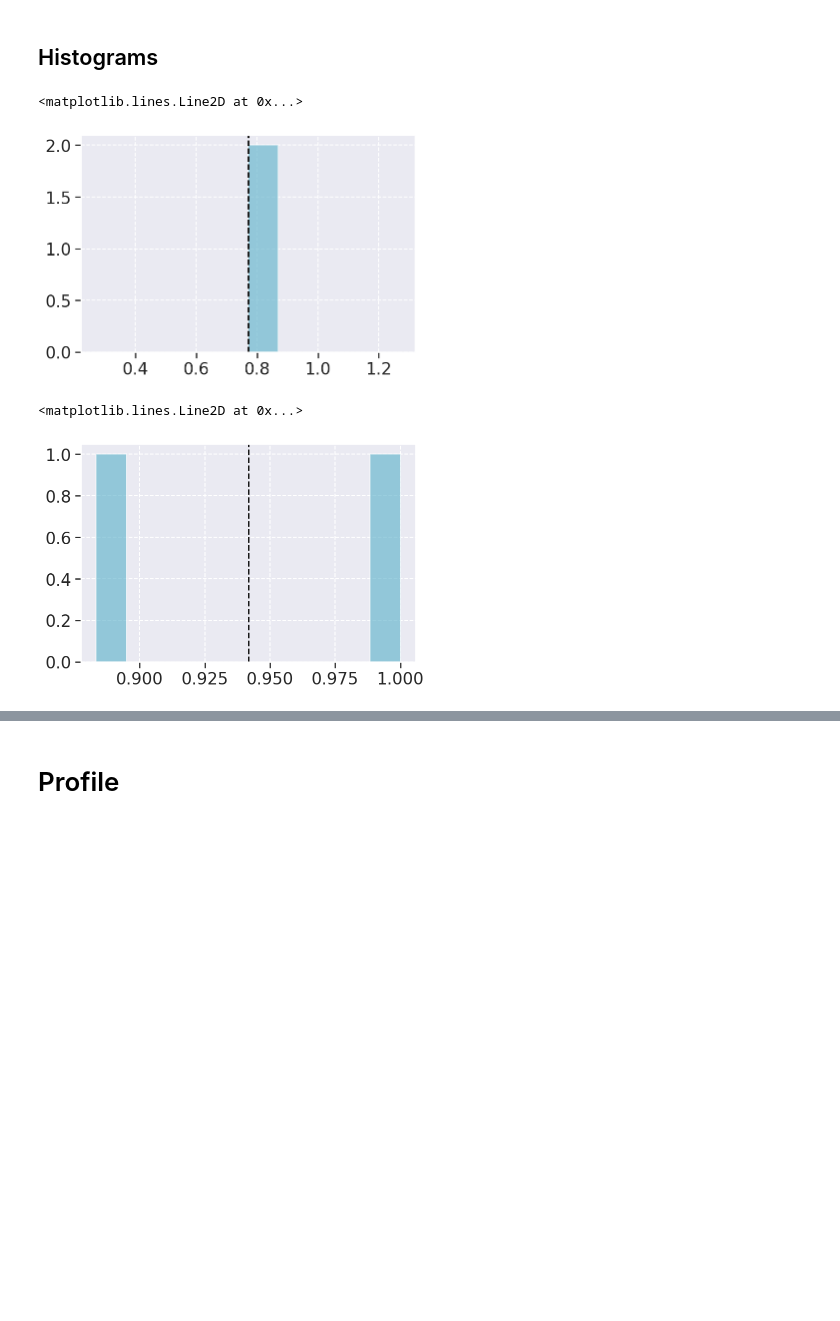
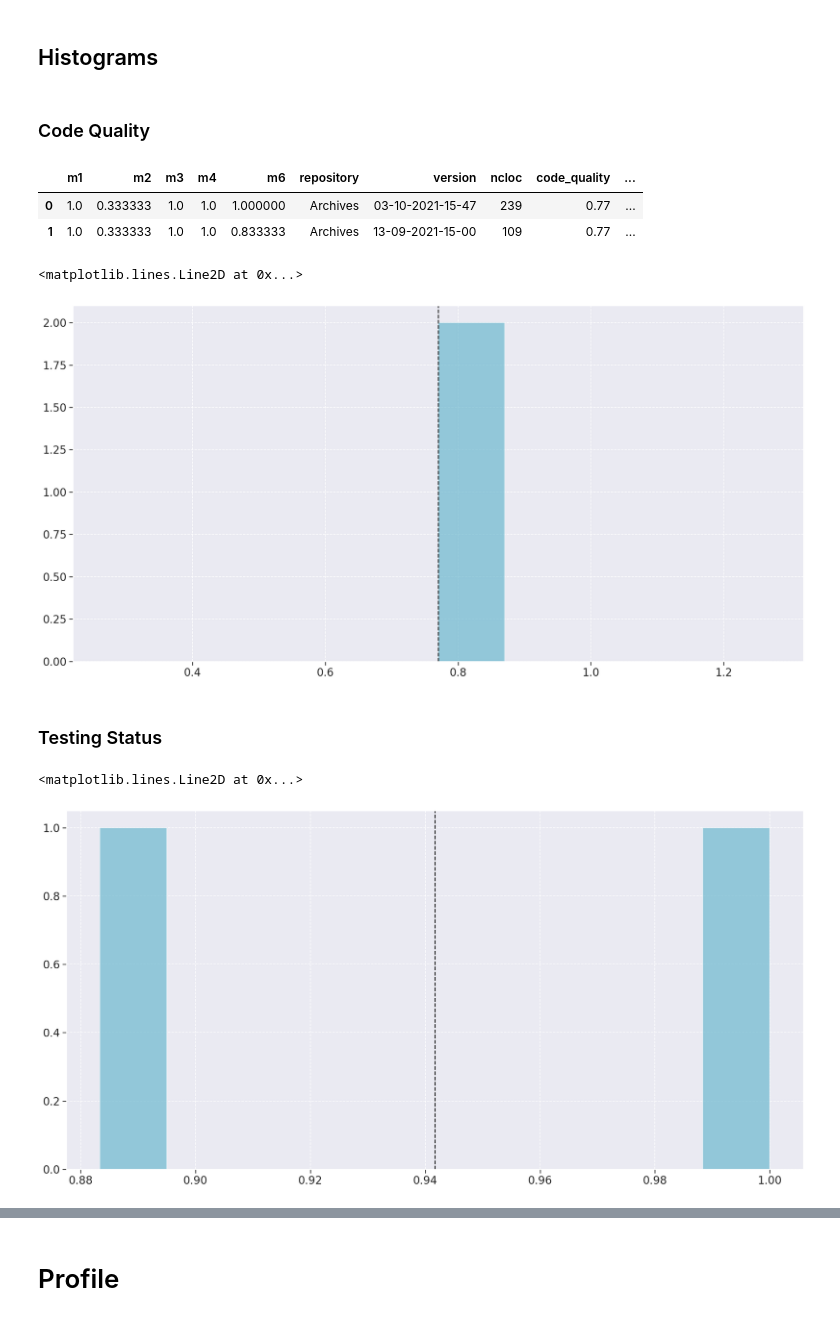
Before and after one commit to fga-eps-mds/2021.1-PC-GO1, a Jupyter notebook: analytics-notebooks/analytics.ipynb, the cells around one changed output, grey strips where cells are left out. Cells and saved outputs as stored; diff of their text form; code cells hidden in the pictures; blank space fills up the shorter version.

```diff
--- a/analytics-notebooks/analytics.ipynb
+++ b/analytics-notebooks/analytics.ipynb
@@ -494,15 +490,29 @@ plt.plot(metrics_df['total'], linewidth=3, marker='o', markersize=5)
 # Archives
 # %% [markdown]
 ## Histograms
+# %% [markdown]
+### Code Quality
+# %%
+archives_metrics
+# %% [output]
+|  | m1 | m2 | m3 | m4 | m6 | repository | version | ncloc | code_quality | ... |
+| 0 | 1.0 | 0.333333 | 1.0 | 1.0 | 1.000000 | Archives | 03-10-2021-15-47 | 239 | 0.77 | ... |
+| 1 | 1.0 | 0.333333 | 1.0 | 1.0 | 0.833333 | Archives | 13-09-2021-15-00 | 109 | 0.77 | ... |
 # %%
+fig = plt.figure(figsize=(20, 10))
+
 plt.hist(archives_metrics['code_quality'], bins=10, color='c', alpha=0.65)
 plt.axvline(archives_metrics['code_quality'].mean(), color='k', linestyle='dashed')
 # %% [output]
 <matplotlib.lines.Line2D at 0x...>
-[figure, old version]
+[figure, new version]
+# %% [markdown]
+### Testing Status
 # %%
+fig = plt.figure(figsize=(20, 10))
+
 plt.hist(archives_metrics['testing_status'], bins=10, color='c', alpha=0.65)
 plt.axvline(archives_metrics['testing_status'].mean(), color='k', linestyle='dashed')
 # %% [output]
 <matplotlib.lines.Line2D at 0x...>
-[figure, old version]
+[figure, new version]
```
Also changed, not shown: parts of 37 cells of this notebook, 2 other files.
